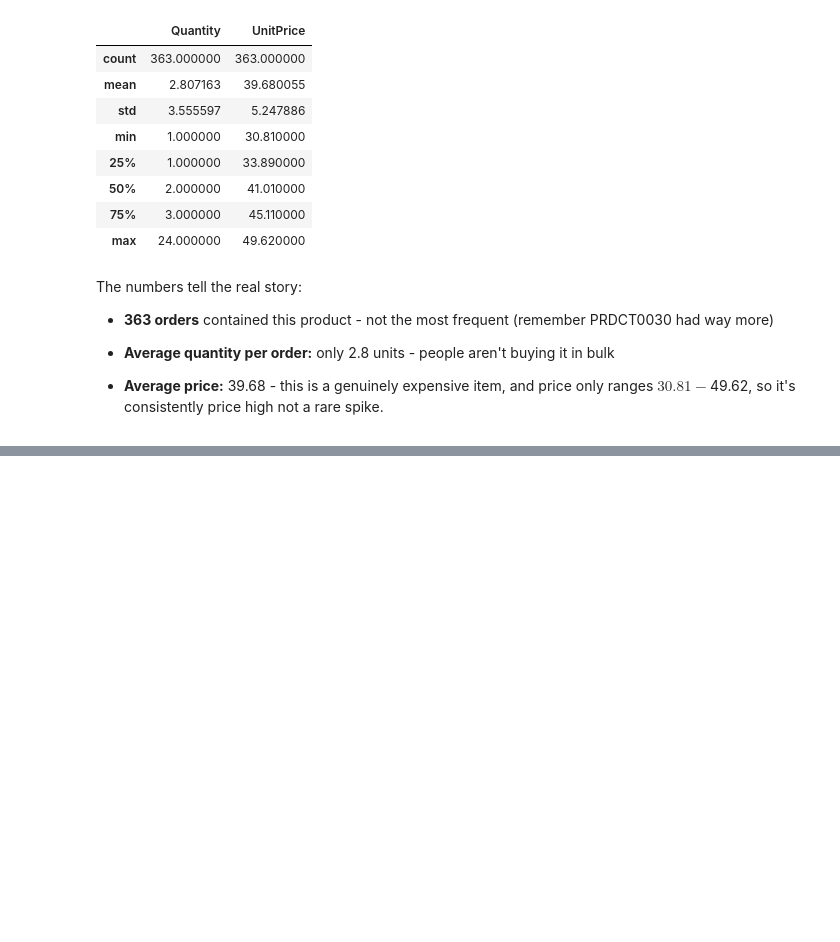
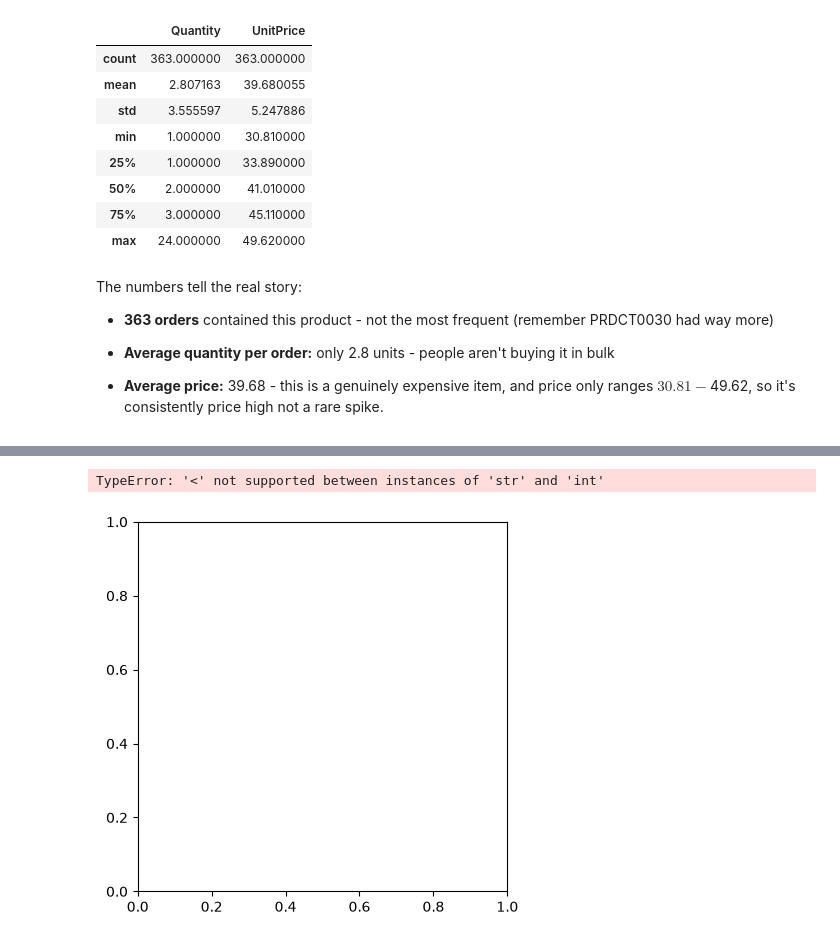
Before and after one commit to geff-ghost/notebooks, a Jupyter notebook: retail_data/MixedKnowledge.ipynb, the cells around one changed output, grey strips where cells are left out. Saved outputs shown, nothing was run; the diff lists cells and outputs as text; code cells hidden in the pictures; blank space fills up the shorter version.

```diff
--- a/retail_data/MixedKnowledge.ipynb
+++ b/retail_data/MixedKnowledge.ipynb
@@ -685,0 +721,8 @@ The numbers tell the real story:
+# %%
+# Which gender dominates the customers
+plt.pie(data=customers, autopct='%1.1%%', x='Gender')
+
+plt.title('Customers Gender Distribution');
+# %% [output]
+TypeError: '<' not supported between instances of 'str' and 'int'
+[figure, added]
```
Also changed, not shown: parts of 6 cells of this notebook.
